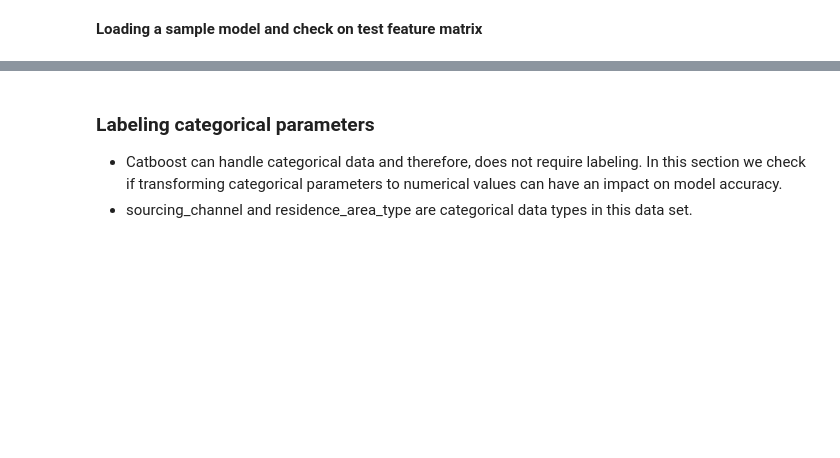
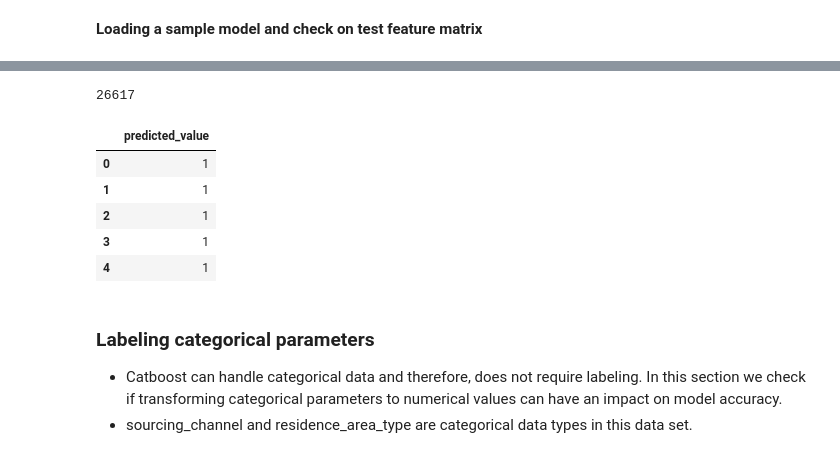
Before and after one commit to ErfanEbrahimiBazaz/catboost_insurance_churn_rate, a Jupyter notebook: catboost.ipynb, the cells around one changed output, grey strips where cells are left out. Cells and saved outputs as stored; diff of their text form; code cells hidden in the pictures; blank space fills up the shorter version.

```diff
--- a/catboost.ipynb
+++ b/catboost.ipynb
@@ -299,0 +325,3 @@ for model in model_list:
+# %%
+ensemble_res = result_df.mean(axis=1)
+ensemble_res
@@ -299,0 +341,4 @@ for model in model_list:
+# %%
+final_vote = ensemble_res.apply(lambda x: [0 if x<0.5 else 1])
+final_vote
+# df1['A'].apply(lambda x: [y if y <= 9 else 11 for y in x])
@@ -299,0 +358,3 @@ for model in model_list:
+# %%
+final_vote_tmp = final_vote.values.tolist()
+type(final_vote_tmp)
@@ -299,0 +385,14 @@ for model in model_list:
+# %%
+len([list(x) for x in zip(*final_vote_tmp)][0])
+# %% [output]
+26617
+# %%
+ensemble_vote = pd.DataFrame({'predicted_value': [list(x) for x in zip(*final_vote_tmp)][0]})
+ensemble_vote.head()
+# %% [output]
+|  | predicted_value |
+| 0 | 1 |
+| 1 | 1 |
+| 2 | 1 |
+| 3 | 1 |
+| 4 | 1 |
```
Also changed, not shown: parts of 13 cells of this notebook.
